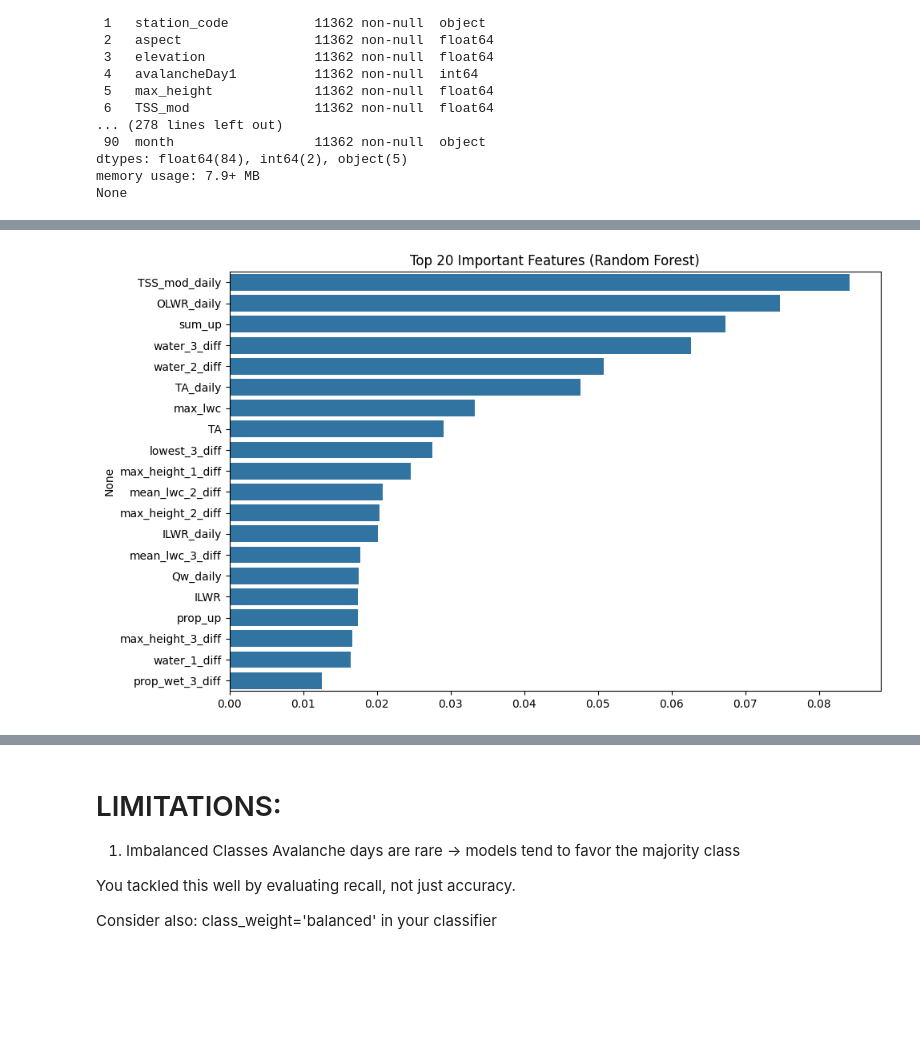
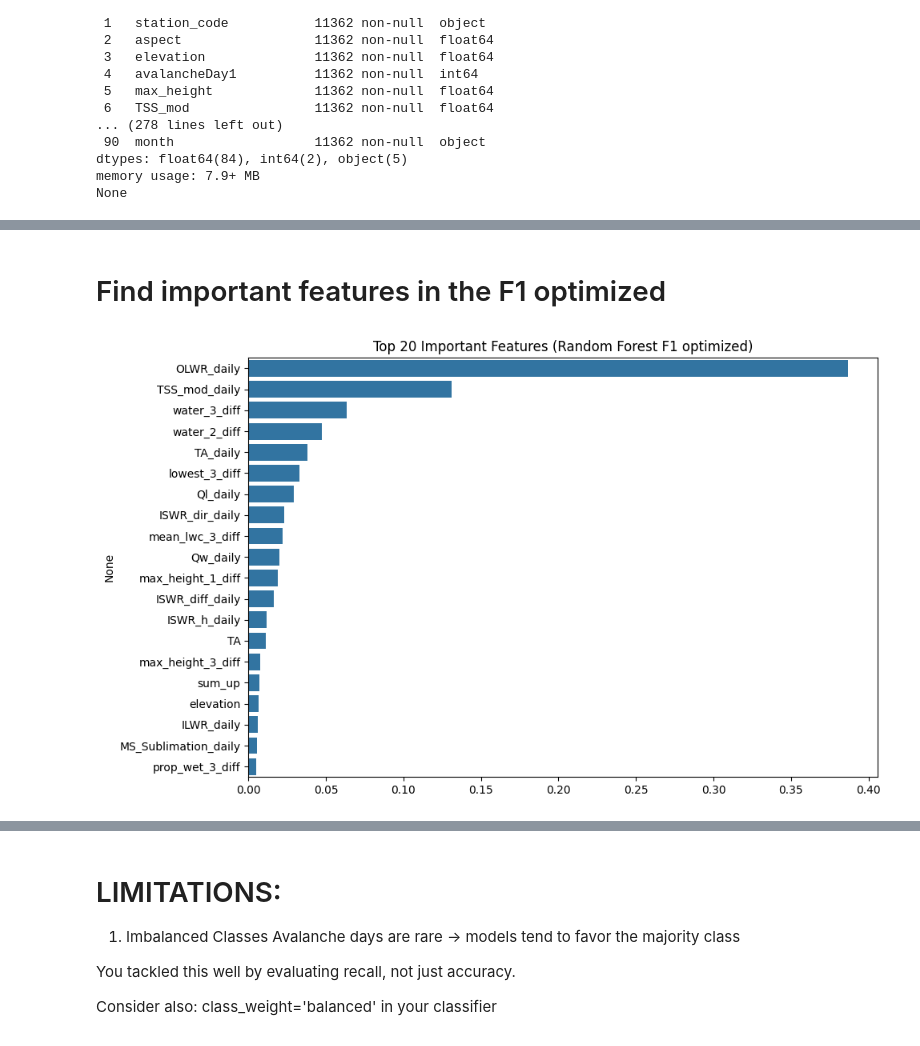
Before and after one commit to IlyaYakushevskiy/avalanche_sat, a Jupyter notebook: Exploratory Data Analysis/RandomForest_DecisionTree.ipynb, the cells around one changed output, grey strips where cells are left out. Saved outputs shown, nothing was run; the diff lists cells and outputs as text; code cells hidden in the pictures; blank space fills up the shorter version.

```diff
--- a/Exploratory Data Analysis/RandomForest_DecisionTree.ipynb
+++ b/Exploratory Data Analysis/RandomForest_DecisionTree.ipynb
@@ -85,7 +101,3 @@ X_train, X_test, y_train, y_test = train_test_split(X, y, test_size=0.2, random_
 scaler = StandardScaler()
 X_train_scaled = scaler.fit_transform(X_train)
 X_test_scaled = scaler.transform(X_test)
-# %%
-# Train Decision Tree Classifier
-clf_tree = DecisionTreeClassifier(max_depth=4, random_state=42)
-clf_tree.fit(X_train, y_train)
@@ -132,0 +338,25 @@ weighted avg       0.87      0.93      0.90      2059
+# %%
+#Hyperparameter tuning - find the best parameters for our RF
+#Use RECALL as predictor
+param_grid = {
+    'max_features': ['sqrt', 'log2', None],
+    'class_weight': ['balanced', None, {0: 1, 1: 10}],
+    'max_depth': [2,3,5,10,20],
+    'min_samples_leaf': [5,10,20,50,100,200],
+    'n_estimators': [10,25,30,50,100,200]
+}
+
+grid_search = GridSearchCV(RandomForestClassifier(random_state=42),
+                           param_grid,
+                           cv=4,
+                           scoring='recall',
+                           n_jobs=-1,
+                           verbose=1)
+
+grid_search.fit(X_train_scaled, y_train)
+print("Best parameters:", grid_search.best_params_)
+print("Best Recall score:", grid_search.best_score_)
+
+# Fitting 4 folds for each of 1620 candidates, totalling 6480 fits
+# Best parameters: {'class_weight': 'balanced', 'max_depth': 10, 'max_features': 'sqrt', 'min_samples_leaf': 200, 'n_estimators': 100}
+# Best recall score: 0.9660071942446045
@@ -133,31 +573,31 @@ weighted avg       0.87      0.93      0.90      2059
+# %% [markdown]
+# Find important features in the F1 optimized
 # %%
-# Train Random Forest with 100 trees
-clf_rf = RandomForestClassifier(n_estimators=100, random_state=42)
-clf_rf.fit(X_train_scaled, y_train)
+#Extract and visualizes the top 20 most important features used by your F1-optimized Random Forest model.
+#Reflect how useful each feature is across all decisions the model makes — not just for one class.
 
-# Feature importance
-importances = clf_rf.feature_importances_
+importances = rf_custom_F1.feature_importances_
 indices = np.argsort(importances)[::-1]
-top_features = X.columns[indices][:20]
+top_features = X_train.columns[indices][:20]
 
 # Plot feature importance
 plt.figure(figsize=(10, 6))
 sns.barplot(x=importances[indices][:20], y=top_features)
-plt.title("Top 20 Important Features (Random Forest)")
+plt.title("Top 20 Important Features (Random Forest F1 optimized)")
 plt.tight_layout()
 plt.show()
 
 # Feature: Meaning / Why It Matters
 # TSS_mod_daily: Snow surface temperature → affects melt/refreeze cycles
 # OLWR_daily: Outgoing longwave radiation → linked to energy balance
 # water_3_diff: Water content in layer 3 (deep snow) → potential instability
 # TA_daily: Air temperature → critical for thawing/freezing
 # ILWR / ILWR_daily: Incoming longwave radiation → heat exchange
 
 #These features make sense in avalanche science
 #temperature, water content, and radiation balance are known triggers or indicators of unstable snowpack conditions
 
 #!!
 # Non-causal: These variables correlate with avalanche risk — they do not necessarily cause avalanches
 # %% [output]
-[figure, old version]
+[figure, new version]
```
Also changed, not shown: parts of 43 cells of this notebook.
